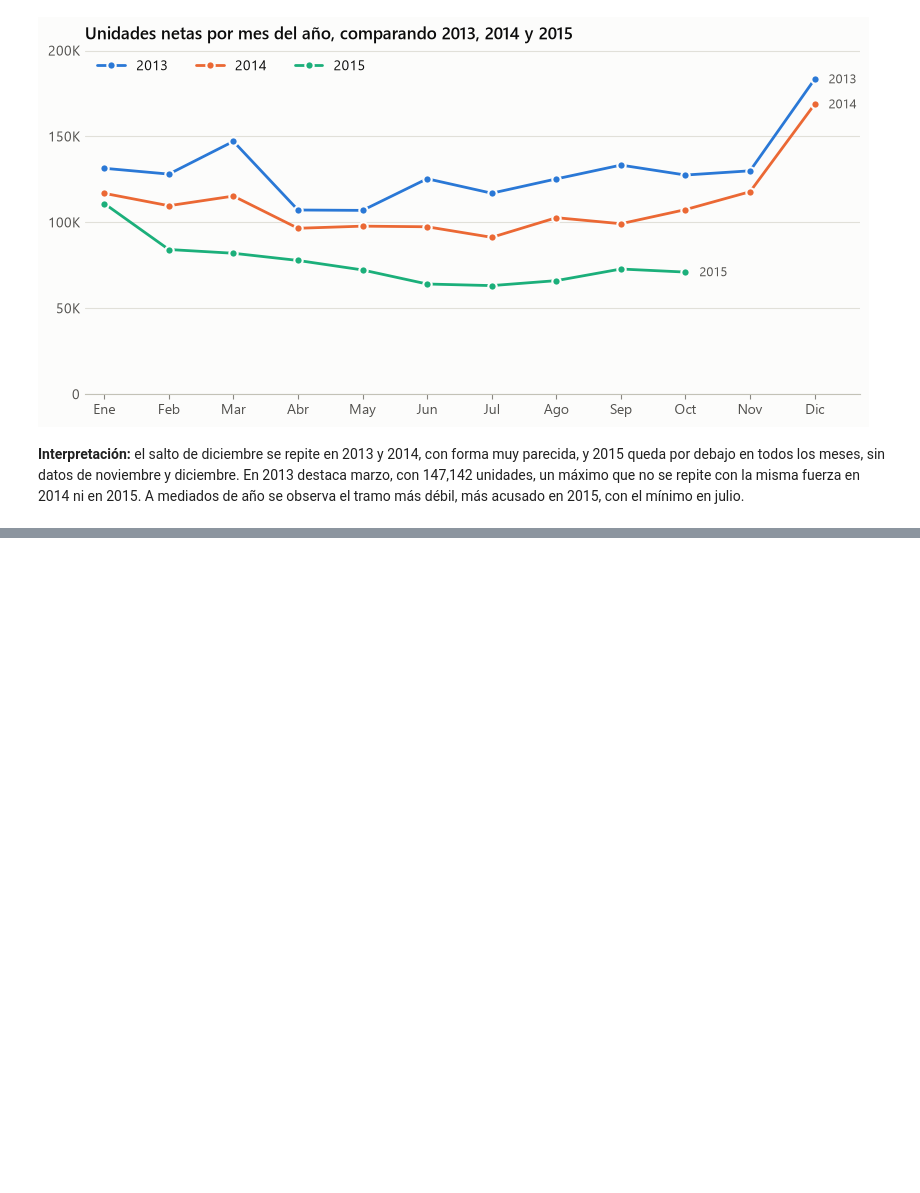
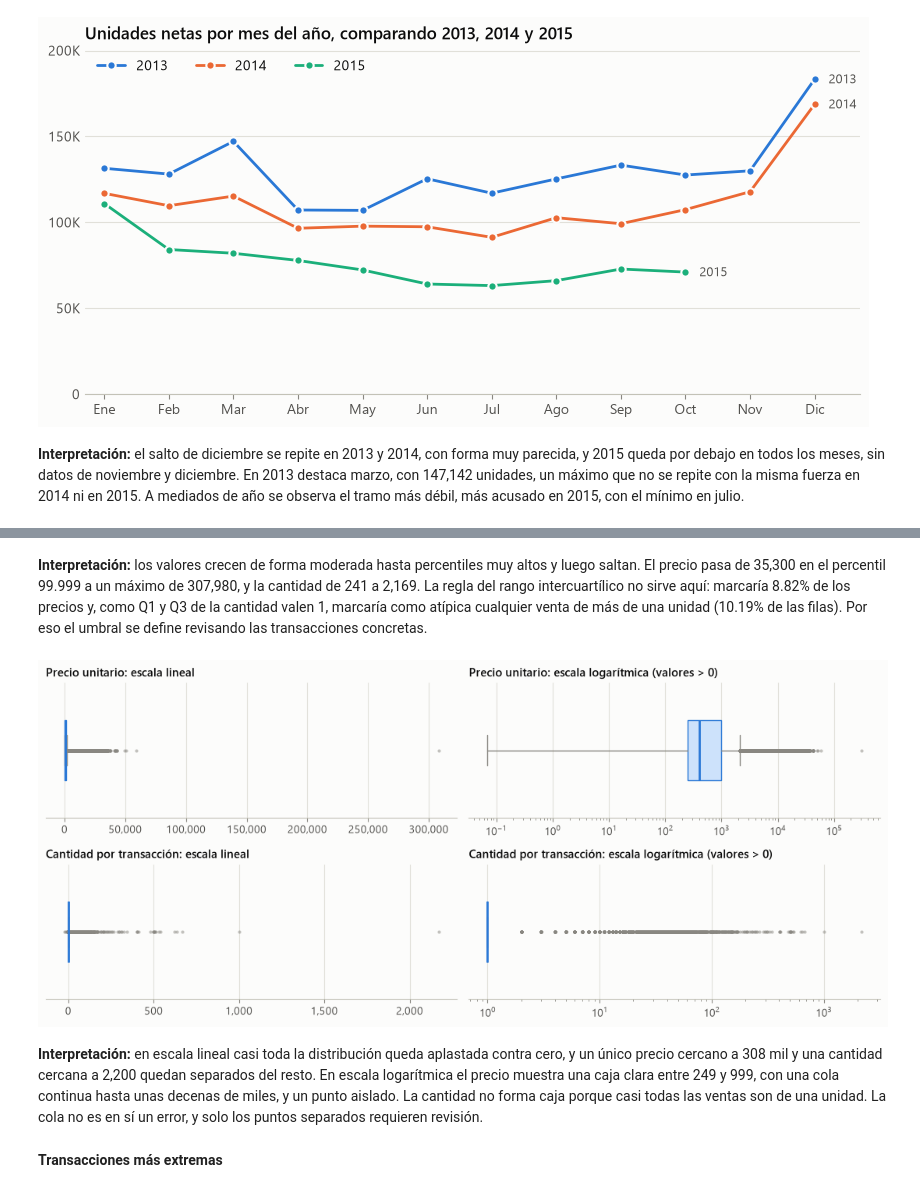
Before and after one commit to Santacruz97/predict-future-sales, a Jupyter notebook: notebooks/01_exploratory_data_analysis.ipynb, the cells around one changed output, grey strips where cells are left out. Drawn from its saved outputs; the diff is of its cells as text; code cells hidden in the pictures; blank space fills up the shorter version.

Commit message:
Desarrolla secciones 7 y 8 del EDA: comparativo, outliers y visualizaciones
Co-Authored-By: Claude Opus 5.5 <noreply@anthropic.com>

```diff
--- a/notebooks/01_exploratory_data_analysis.ipynb
+++ b/notebooks/01_exploratory_data_analysis.ipynb
@@ -1566,0 +1790,37 @@ guardar(fig, "6b_patron_mes_anio.png")
+# %% [markdown]
+**Interpretación:** los valores crecen de forma moderada hasta percentiles muy altos y luego saltan. El precio pasa de 35,300 en el percentil 99.999 a un máximo de 307,980, y la cantidad de 241 a 2,169. La regla del rango intercuartílico no sirve aquí: marcaría 8.82% de los precios y, como Q1 y Q3 de la cantidad valen 1, marcaría como atípica cualquier venta de más de una unidad (10.19% de las filas). Por eso el umbral se define revisando las transacciones concretas.
+# %%
+fig, axes = plt.subplots(2, 2, figsize=(11, 4.8))
+paneles_box = [
+    ("item_price", "Precio unitario", sales["item_price"]),
+    ("item_cnt_day", "Cantidad por transacción", sales["item_cnt_day"]),
+]
+estilo_box = {
+    "orientation": "horizontal",
+    "widths": 0.45,
+    "patch_artist": True,
+    "boxprops": {"facecolor": "#cde2fb", "edgecolor": AZUL},
+    "medianprops": {"color": AZUL, "linewidth": 2},
+    "whiskerprops": {"color": TENUE},
+    "capprops": {"color": TENUE},
+    "flierprops": {"marker": "o", "markersize": 3, "markerfacecolor": TENUE, "markeredgecolor": "none", "alpha": 0.5},
+}
+for fila, (_, titulo, serie) in zip(axes, paneles_box):
+    fila[0].boxplot(serie.to_numpy(), **estilo_box)
+    fila[0].set_title(f"{titulo}: escala lineal", fontsize=11)
+    fila[1].boxplot(serie[serie > 0].to_numpy(), **estilo_box)
+    fila[1].set_xscale("log")
+    fila[1].set_title(f"{titulo}: escala logarítmica (valores > 0)", fontsize=11)
+    fila[0].xaxis.set_major_formatter(formato_entero)
+    for ax in fila:
+        ax.set_yticks([])
+        ax.grid(False)
+        ax.xaxis.grid(True)
+fig.tight_layout()
+guardar(fig, "7c_boxplots_outliers.png")
+# %% [output]
+[figure, added]
+# %% [markdown]
+**Interpretación:** en escala lineal casi toda la distribución queda aplastada contra cero, y un único precio cercano a 308 mil y una cantidad cercana a 2,200 quedan separados del resto. En escala logarítmica el precio muestra una caja clara entre 249 y 999, con una cola continua hasta unas decenas de miles, y un punto aislado. La cantidad no forma caja porque casi todas las ventas son de una unidad. La cola no es en sí un error, y solo los puntos separados requieren revisión.
+# %% [markdown]
+**Transacciones más extremas**
```
Also changed, not shown: parts of 61 cells of this notebook, 7 other files.
